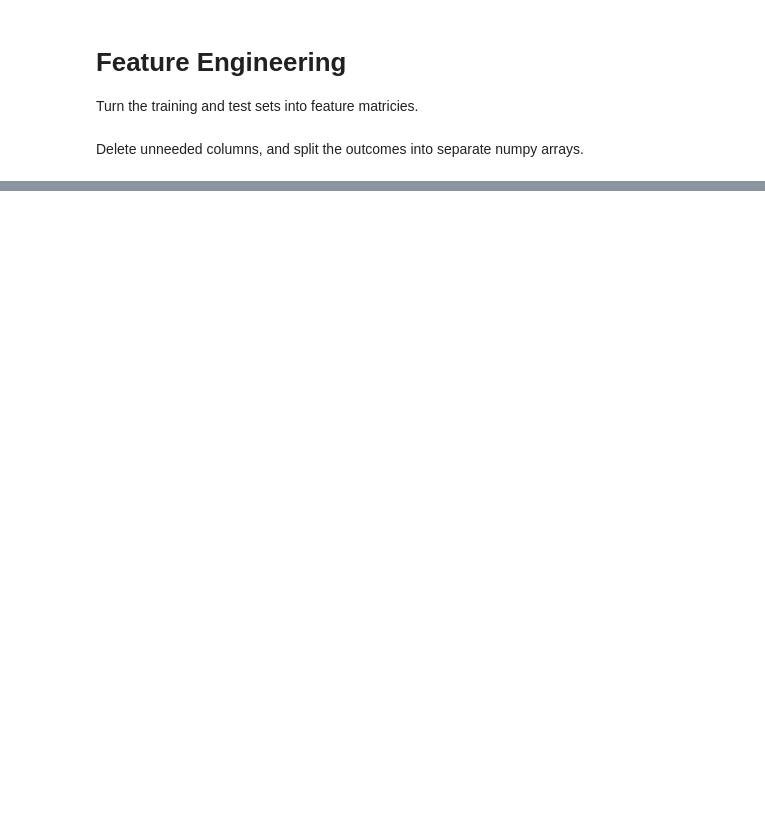
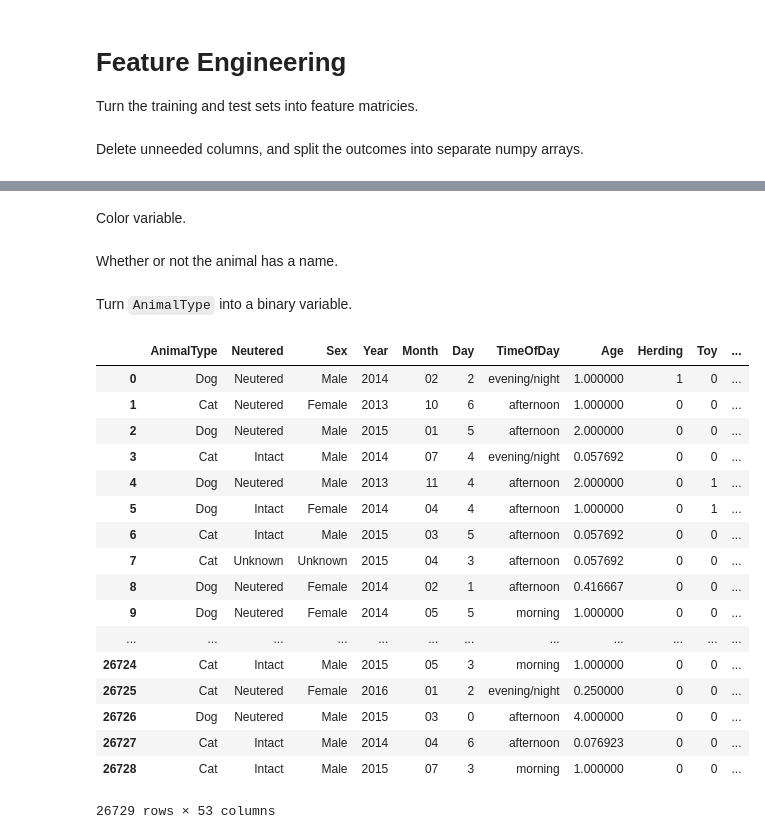
Before and after one commit to jakesherman/shelter-animals-kaggle, a Jupyter notebook: 3-feature-engineering.ipynb, the cells around one changed output, grey strips where cells are left out. Cells and saved outputs as stored; diff of their text form; code cells hidden in the pictures; blank space fills up the shorter version.

```diff
--- a/3-feature-engineering.ipynb
+++ b/3-feature-engineering.ipynb
@@ -37,0 +143,2 @@ def create_sex_variables(data):
+# %% [markdown]
+Color variable.
@@ -37,0 +183,2 @@ def create_sex_variables(data):
+# %% [markdown]
+Whether or not the animal has a name.
@@ -37,0 +192,23 @@ def create_sex_variables(data):
+# %% [markdown]
+Turn `AnimalType` into a binary variable.
+# %%
+def transform_animal_type(data):
+# %% [output]
+|  | AnimalType | Neutered | Sex | Year | Month | Day | TimeOfDay | Age | Herding | Toy | ... |
+| 0 | Dog | Neutered | Male | 2014 | 02 | 2 | evening/night | 1.000000 | 1 | 0 | ... |
+| 1 | Cat | Neutered | Female | 2013 | 10 | 6 | afternoon | 1.000000 | 0 | 0 | ... |
+| 2 | Dog | Neutered | Male | 2015 | 01 | 5 | afternoon | 2.000000 | 0 | 0 | ... |
+| 3 | Cat | Intact | Male | 2014 | 07 | 4 | evening/night | 0.057692 | 0 | 0 | ... |
+| 4 | Dog | Neutered | Male | 2013 | 11 | 4 | afternoon | 2.000000 | 0 | 1 | ... |
+| 5 | Dog | Intact | Female | 2014 | 04 | 4 | afternoon | 1.000000 | 0 | 1 | ... |
+| 6 | Cat | Intact | Male | 2015 | 03 | 5 | afternoon | 0.057692 | 0 | 0 | ... |
+| 7 | Cat | Unknown | Unknown | 2015 | 04 | 3 | afternoon | 0.057692 | 0 | 0 | ... |
+| 8 | Dog | Neutered | Female | 2014 | 02 | 1 | afternoon | 0.416667 | 0 | 0 | ... |
+| 9 | Dog | Neutered | Female | 2014 | 05 | 5 | morning | 1.000000 | 0 | 0 | ... |
+| ... | ... | ... | ... | ... | ... | ... | ... | ... | ... | ... | ... |
+| 26724 | Cat | Intact | Male | 2015 | 05 | 3 | morning | 1.000000 | 0 | 0 | ... |
+| 26725 | Cat | Neutered | Female | 2016 | 01 | 2 | evening/night | 0.250000 | 0 | 0 | ... |
+| 26726 | Dog | Neutered | Male | 2015 | 03 | 0 | afternoon | 4.000000 | 0 | 0 | ... |
+| 26727 | Cat | Intact | Male | 2014 | 04 | 6 | afternoon | 0.076923 | 0 | 0 | ... |
+| 26728 | Cat | Intact | Male | 2015 | 07 | 3 | morning | 1.000000 | 0 | 0 | ... |
+26729 rows × 53 columns
```
Also changed, not shown: parts of 9 cells of this notebook, 2 other files.
